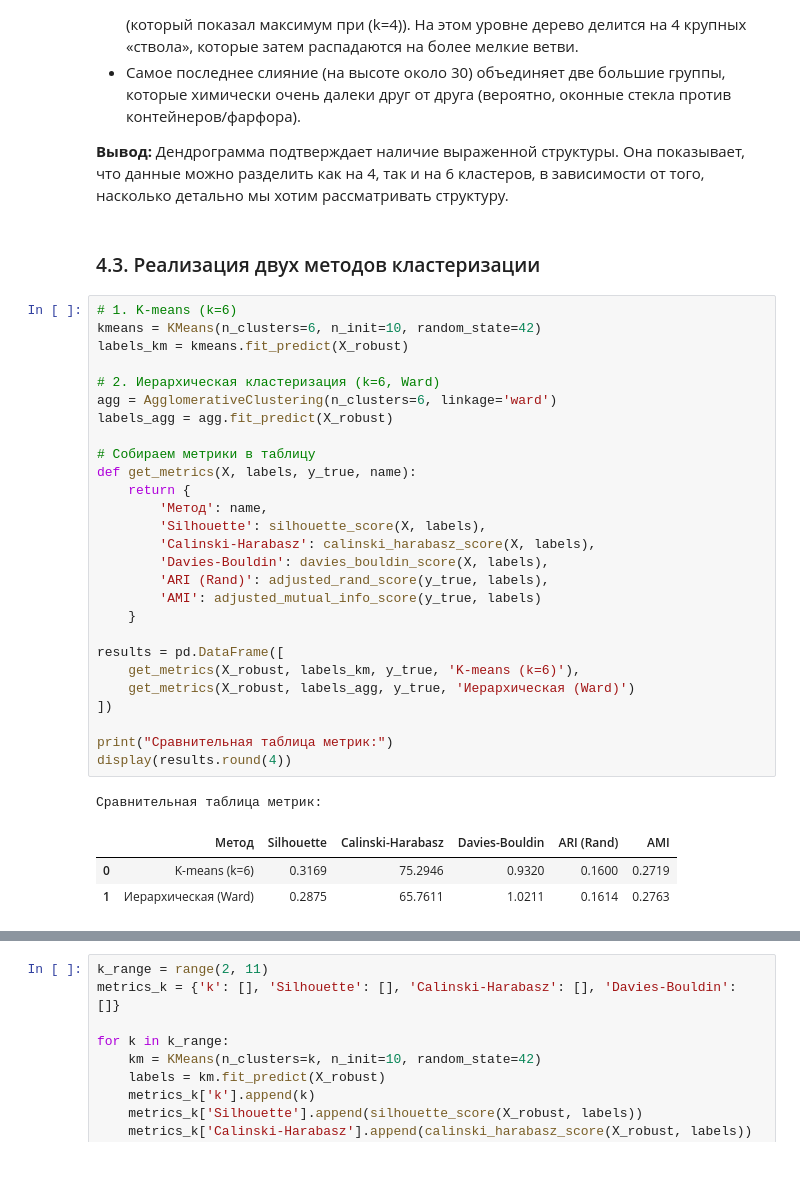
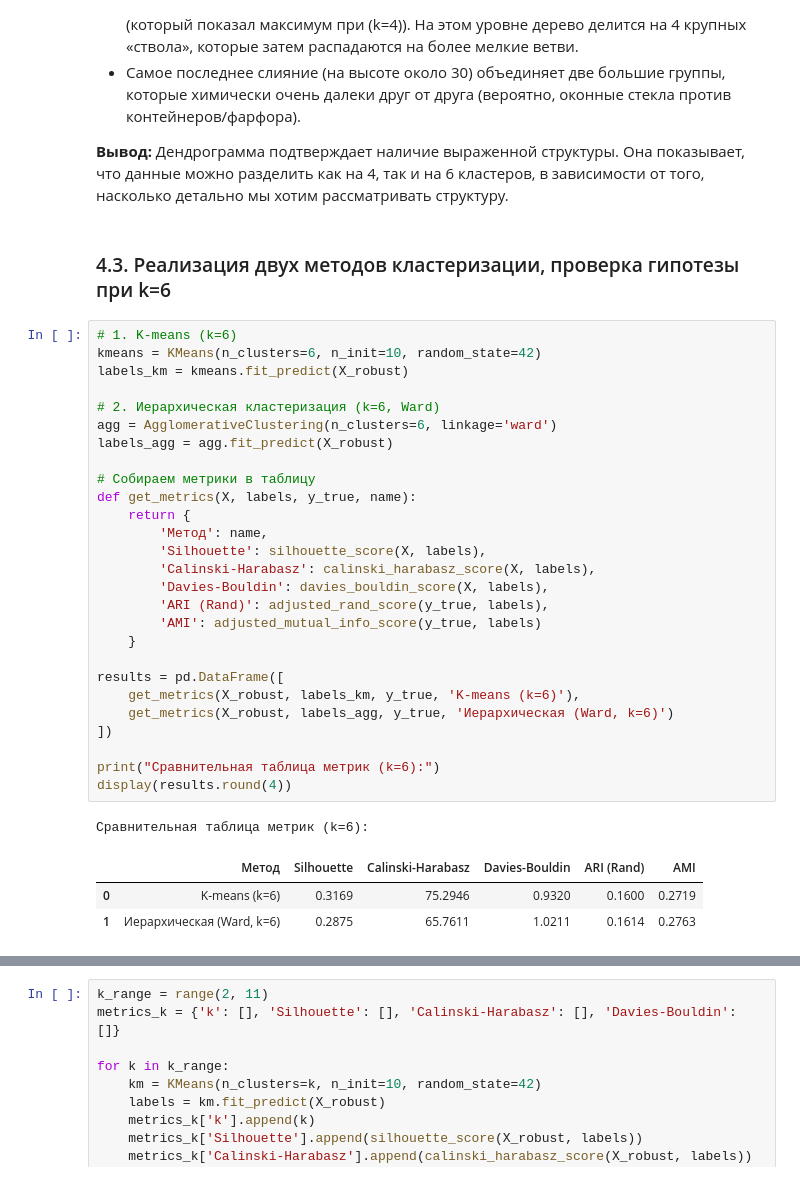
Before and after one commit to eviltyan/siimo_labs, a Jupyter notebook: lab_3.ipynb, the cells around one changed output, grey strips where cells are left out. Cells and saved outputs as stored; diff of their text form.

```diff
--- a/lab_3.ipynb
+++ b/lab_3.ipynb
@@ -548,39 +554,39 @@ plt.show()
 
 **Вывод:** Дендрограмма подтверждает наличие выраженной структуры. Она показывает, что данные можно разделить как на 4, так и на 6 кластеров, в зависимости от того, насколько детально мы хотим рассматривать структуру.
 # %% [markdown]
-### 4.3. Реализация двух методов кластеризации
+### 4.3. Реализация двух методов кластеризации, проверка гипотезы при k=6
 # %%
 # 1. K-means (k=6)
 kmeans = KMeans(n_clusters=6, n_init=10, random_state=42)
 labels_km = kmeans.fit_predict(X_robust)
 
 # 2. Иерархическая кластеризация (k=6, Ward)
 agg = AgglomerativeClustering(n_clusters=6, linkage='ward')
 labels_agg = agg.fit_predict(X_robust)
 
 # Собираем метрики в таблицу
 def get_metrics(X, labels, y_true, name):
     return {
         'Метод': name,
         'Silhouette': silhouette_score(X, labels),
         'Calinski-Harabasz': calinski_harabasz_score(X, labels),
         'Davies-Bouldin': davies_bouldin_score(X, labels),
         'ARI (Rand)': adjusted_rand_score(y_true, labels),
         'AMI': adjusted_mutual_info_score(y_true, labels)
     }
 
 results = pd.DataFrame([
     get_metrics(X_robust, labels_km, y_true, 'K-means (k=6)'),
-    get_metrics(X_robust, labels_agg, y_true, 'Иерархическая (Ward)')
+    get_metrics(X_robust, labels_agg, y_true, 'Иерархическая (Ward, k=6)')
 ])
 
-print("Сравнительная таблица метрик:")
+print("Сравнительная таблица метрик (k=6):")
 display(results.round(4))
 # %% [output]
-Сравнительная таблица метрик:
+Сравнительная таблица метрик (k=6):
 |  | Метод | Silhouette | Calinski-Harabasz | Davies-Bouldin | ARI (Rand) | AMI |
 | 0 | K-means (k=6) | 0.3169 | 75.2946 | 0.9320 | 0.1600 | 0.2719 |
-| 1 | Иерархическая (Ward) | 0.2875 | 65.7611 | 1.0211 | 0.1614 | 0.2763 |
+| 1 | Иерархическая (Ward, k=6) | 0.2875 | 65.7611 | 1.0211 | 0.1614 | 0.2763 |
 # %% [markdown]
 ### Сравнение метрик качества кластеризации (при \(k=6\))
 
```
Also changed, not shown: parts of 31 cells of this notebook, 1 other file.
